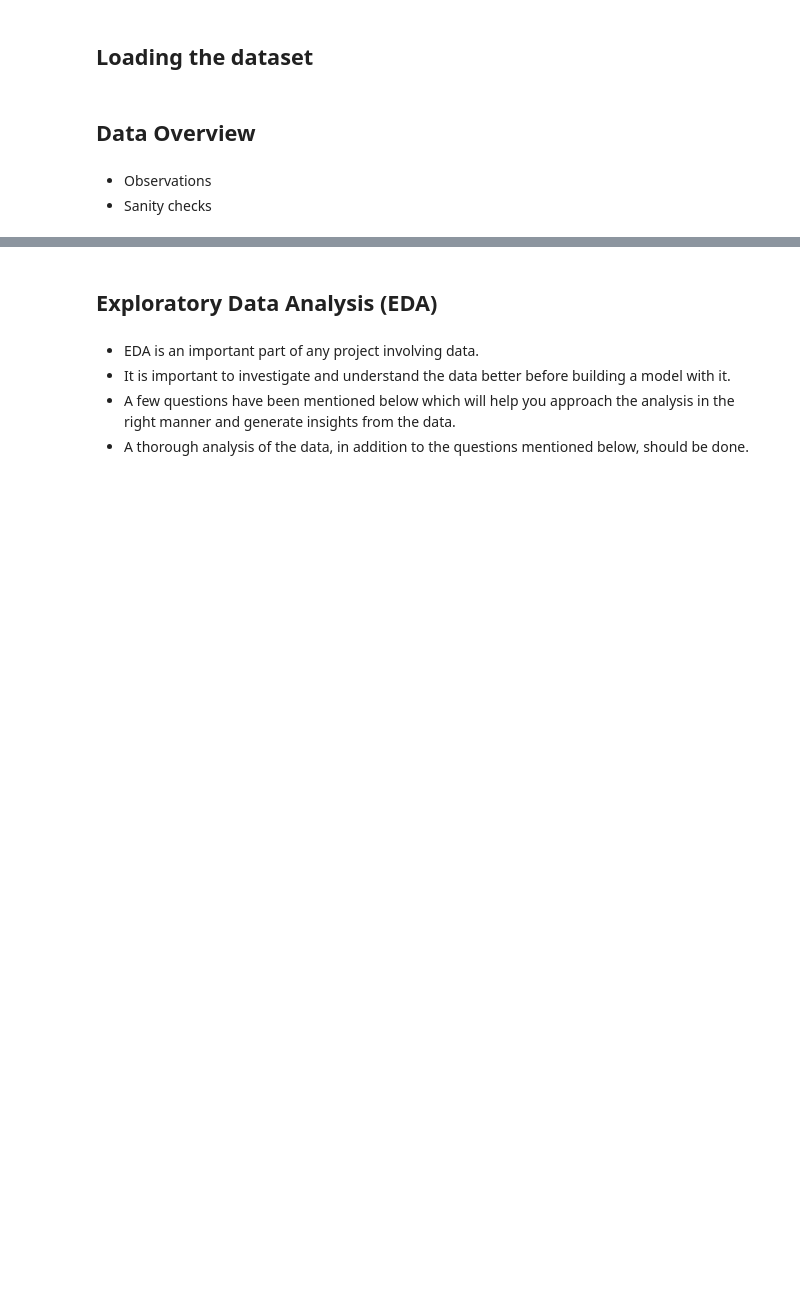
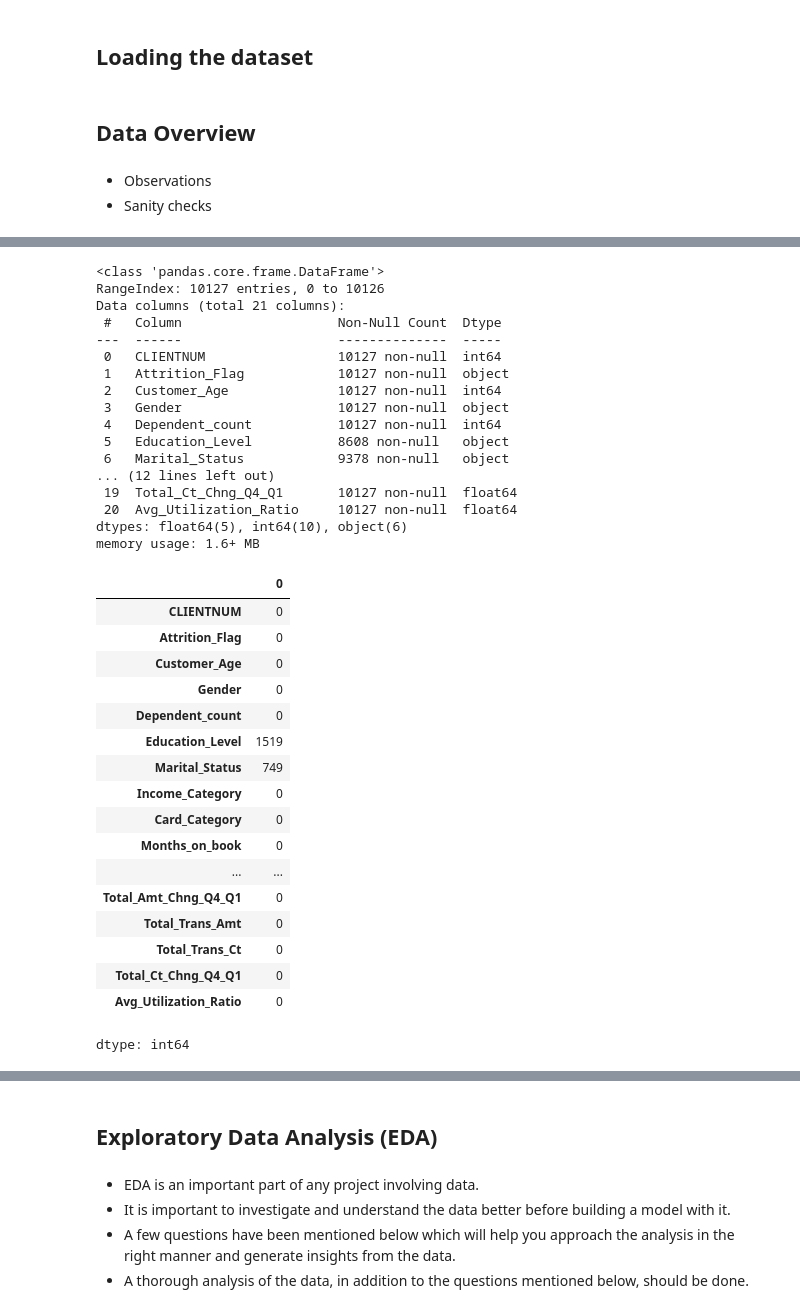
Before and after one commit to lhughey/AIML_Course, a Jupyter notebook: Project 3 - Credit Card Users Churn Prediction/AML_Project_LearnerNotebook_FullCode.ipynb, the cells around one changed output, grey strips where cells are left out. Cells and saved outputs as stored; diff of their text form; code cells hidden in the pictures; blank space fills up the shorter version.

```diff
--- a/Project 3 - Credit Card Users Churn Prediction/AML_Project_LearnerNotebook_FullCode.ipynb
+++ b/Project 3 - Credit Card Users Churn Prediction/AML_Project_LearnerNotebook_FullCode.ipynb
@@ -83,0 +119,39 @@ needs to be filled with an appropriate code to get the correct result. With ever
+# %%
+#display info about data (data types)
+data.info()
+# %% [output]
+<class 'pandas.core.frame.DataFrame'>
+RangeIndex: 10127 entries, 0 to 10126
+Data columns (total 21 columns):
+ #   Column                    Non-Null Count  Dtype
+---  ------                    --------------  -----
+ 0   CLIENTNUM                 10127 non-null  int64
+ 1   Attrition_Flag            10127 non-null  object
+ 2   Customer_Age              10127 non-null  int64
+ 3   Gender                    10127 non-null  object
+ 4   Dependent_count           10127 non-null  int64
+ 5   Education_Level           8608 non-null   object
+ 6   Marital_Status            9378 non-null   object
+... (12 lines left out)
+ 19  Total_Ct_Chng_Q4_Q1       10127 non-null  float64
+ 20  Avg_Utilization_Ratio     10127 non-null  float64
+dtypes: float64(5), int64(10), object(6)
+memory usage: 1.6+ MB
+|  | 0 |
+| CLIENTNUM | 0 |
+| Attrition_Flag | 0 |
+| Customer_Age | 0 |
+| Gender | 0 |
+| Dependent_count | 0 |
+| Education_Level | 1519 |
+| Marital_Status | 749 |
+| Income_Category | 0 |
+| Card_Category | 0 |
+| Months_on_book | 0 |
+| ... | ... |
+| Total_Amt_Chng_Q4_Q1 | 0 |
+| Total_Trans_Amt | 0 |
+| Total_Trans_Ct | 0 |
+| Total_Ct_Chng_Q4_Q1 | 0 |
+| Avg_Utilization_Ratio | 0 |
+dtype: int64
```
Also changed, not shown: parts of 9 cells of this notebook.
